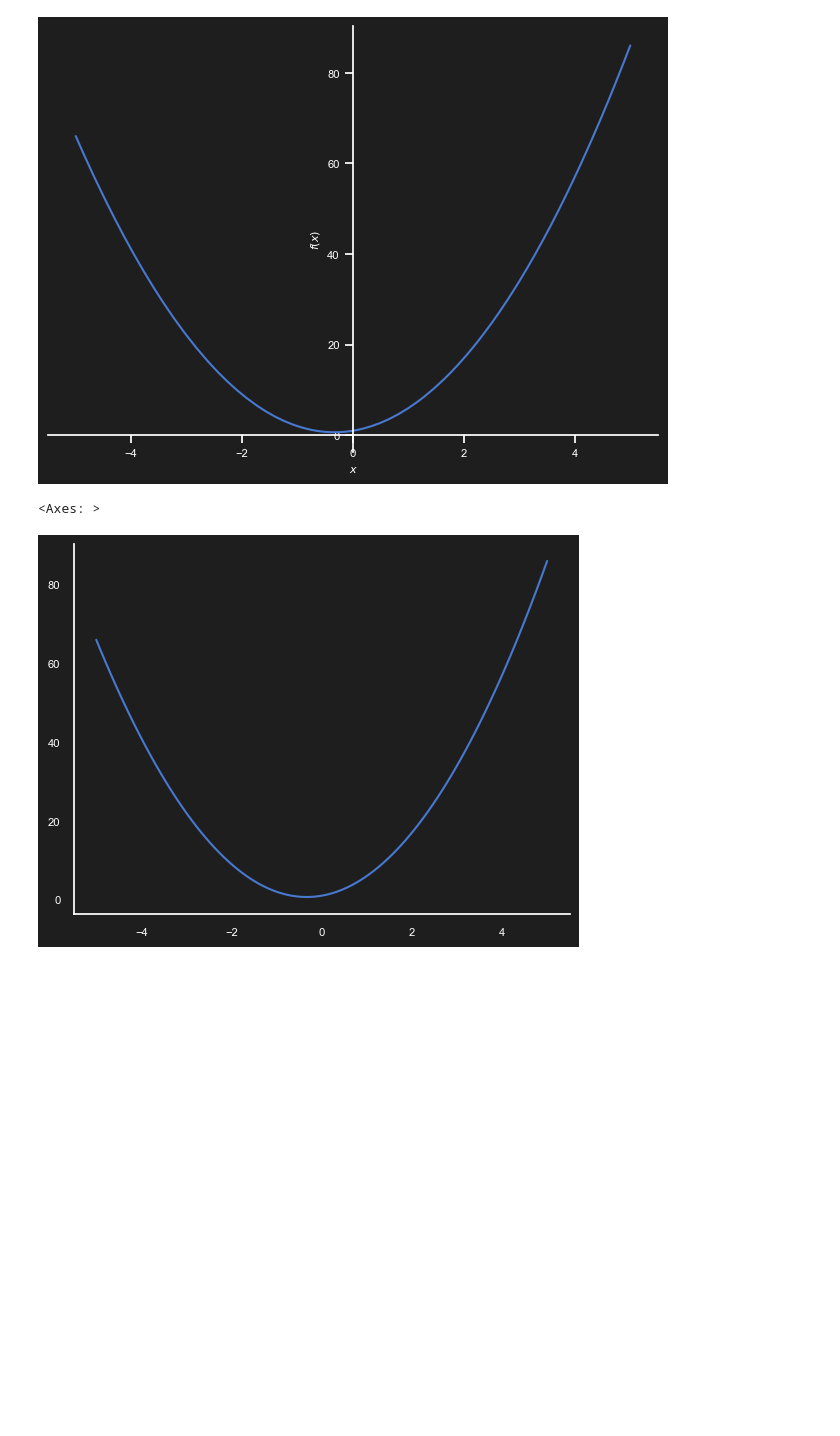
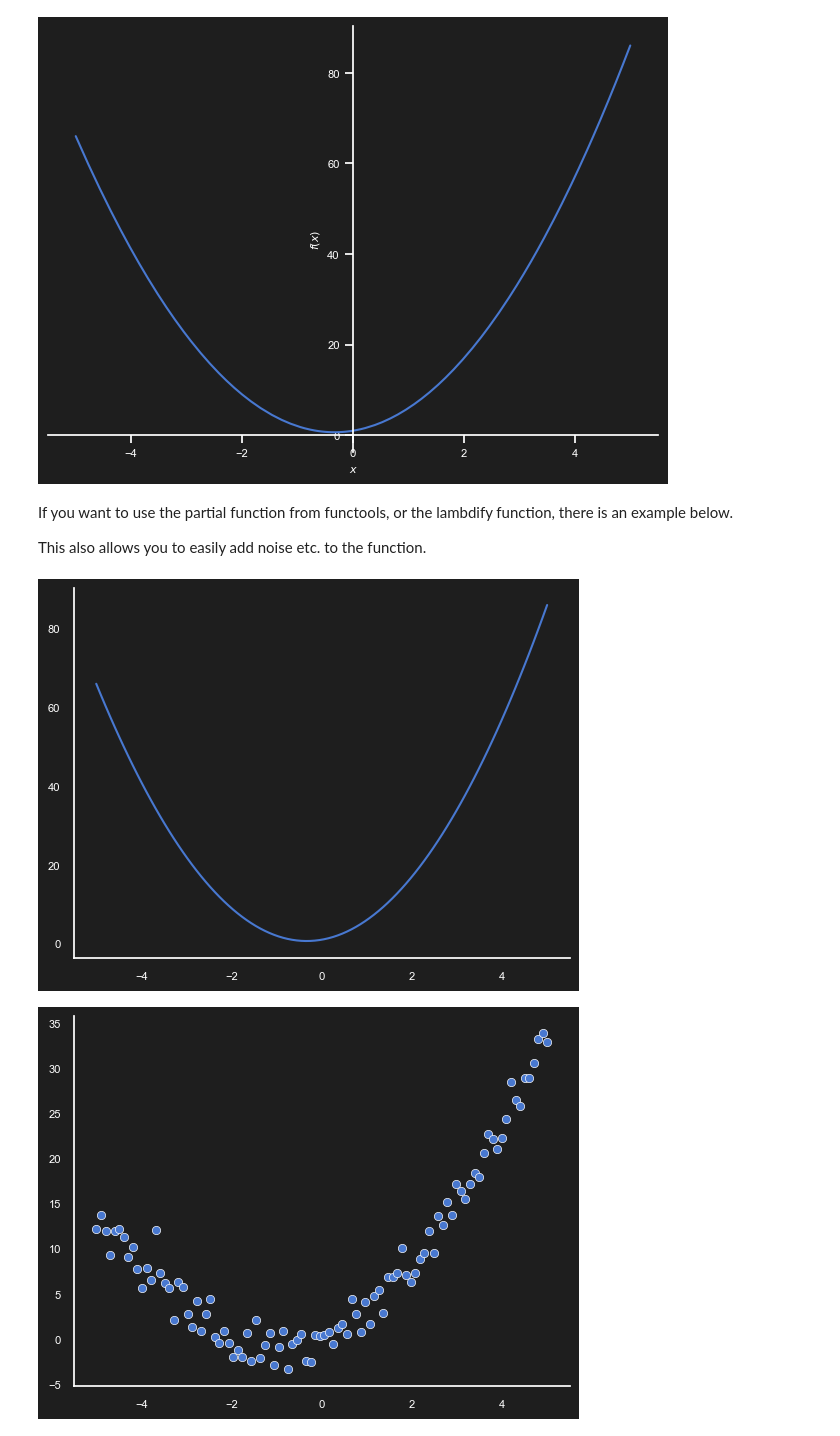
Before and after one commit to Benorli/learn-with-notebooks, a Jupyter notebook: in-progress/nb2_sympy_get_python_to_do_the_math_for_you.ipynb, the cells around one changed output. Cells and saved outputs as stored; diff of their text form; code cells hidden in the pictures; blank space fills up the shorter version.

```diff
--- a/in-progress/nb2_sympy_get_python_to_do_the_math_for_you.ipynb
+++ b/in-progress/nb2_sympy_get_python_to_do_the_math_for_you.ipynb
@@ -121,10 +127,35 @@ The plot function requires a sympy expression, so we can't use the partial funct
 plot(f, (x, -5, 5));
 # %% [output]
 [figure]
+# %% [markdown]
+If you want to use the partial function from functools, or the lambdify function, there is an example below.
+
+This also allows you to easily add noise etc. to the function.
 # %%
-x_lin = np.linspace(-5, 5, 100)
-f_lamb(x_lin)
-sns.lineplot(x=x_lin, y=f_lamb(x_lin))
+x = np.linspace(-5, 5, 100)
+f_lamb(x)
+sns.lineplot(x=x_lin, y=f_lamb(x));
 # %% [output]
-<Axes: >
 [figure]
+# %%
+np.random.seed(42)
+
+def add_noise(x, mult, add):
+    """
+    Adds random noise to a given value.
+
+    Parameters:
+    x (float): The value to add noise to.
+    mult (float): The standard deviation of the multiplicative noise.
+    add (float): The standard deviation of the additive noise.
+
+    Returns:
+    float: The noisy value.
+    """
+    return x * (1 + np.random.normal(x, mult)) + np.random.normal(x, add)
+
+y = add_noise(x, 0.3, 1.5)
+
+sns.scatterplot(x=x, y=y);
+# %% [output]
+[figure, added]
```
Also changed, not shown: parts of 1 cell of this notebook.
